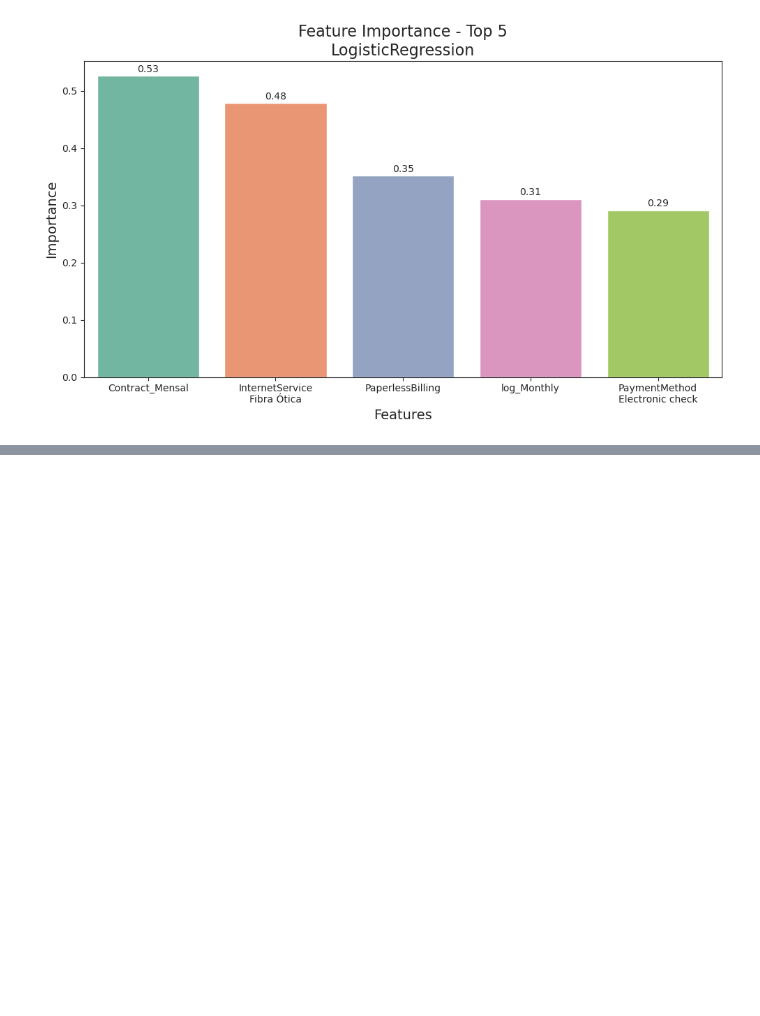
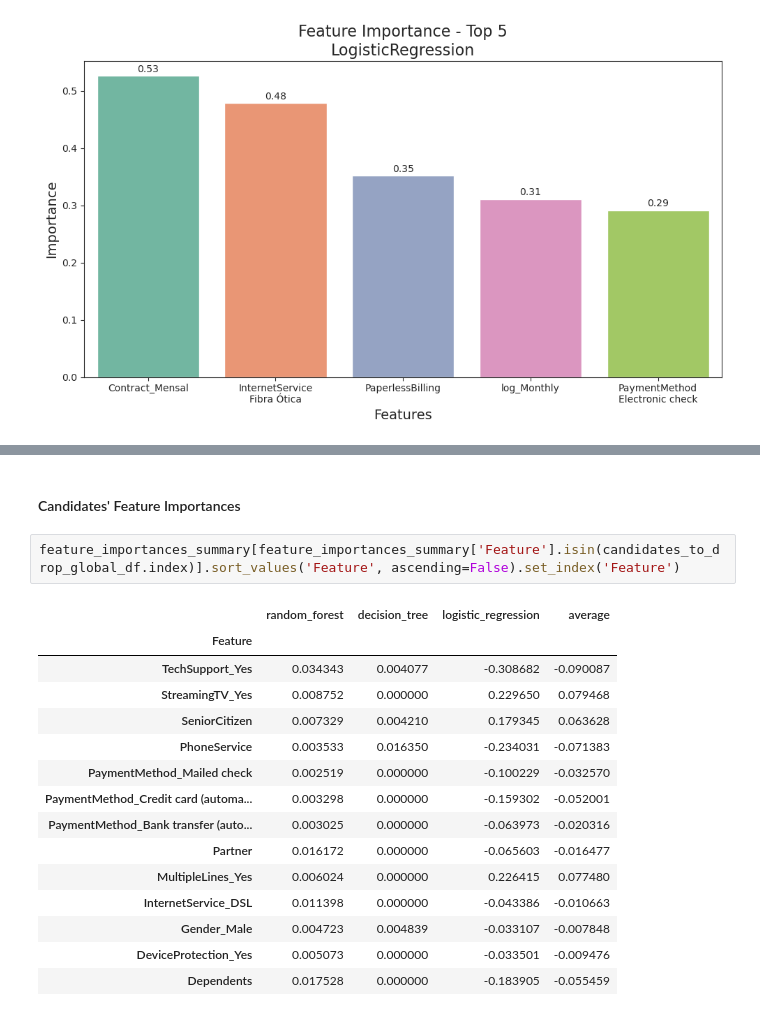
Before and after one commit to DanielCrema/oracle-one-data-science-challenge3-telecom-x-2, a Jupyter notebook: main.ipynb, the cells around one changed output, grey strips where cells are left out. Saved outputs shown, nothing was run; the diff lists cells and outputs as text; blank space fills up the shorter version.

```diff
--- a/main.ipynb
+++ b/main.ipynb
@@ -1636,0 +1695,20 @@ pd.DataFrame({
+# %% [markdown]
+#### Candidates' Feature Importances
+# %%
+feature_importances_summary[feature_importances_summary['Feature'].isin(candidates_to_drop_global_df.index)].sort_values('Feature', ascending=False).set_index('Feature')
+# %% [output]
+|  | random_forest | decision_tree | logistic_regression | average |
+| Feature |  |  |  |  |
+| TechSupport_Yes | 0.034343 | 0.004077 | -0.308682 | -0.090087 |
+| StreamingTV_Yes | 0.008752 | 0.000000 | 0.229650 | 0.079468 |
+| SeniorCitizen | 0.007329 | 0.004210 | 0.179345 | 0.063628 |
+| PhoneService | 0.003533 | 0.016350 | -0.234031 | -0.071383 |
+| PaymentMethod_Mailed check | 0.002519 | 0.000000 | -0.100229 | -0.032570 |
+| PaymentMethod_Credit card (automa... | 0.003298 | 0.000000 | -0.159302 | -0.052001 |
+| PaymentMethod_Bank transfer (auto... | 0.003025 | 0.000000 | -0.063973 | -0.020316 |
+| Partner | 0.016172 | 0.000000 | -0.065603 | -0.016477 |
+| MultipleLines_Yes | 0.006024 | 0.000000 | 0.226415 | 0.077480 |
+| InternetService_DSL | 0.011398 | 0.000000 | -0.043386 | -0.010663 |
+| Gender_Male | 0.004723 | 0.004839 | -0.033107 | -0.007848 |
+| DeviceProtection_Yes | 0.005073 | 0.000000 | -0.033501 | -0.009476 |
+| Dependents | 0.017528 | 0.000000 | -0.183905 | -0.055459 |
```
Also changed, not shown: parts of 90 cells of this notebook, 14 other files.
